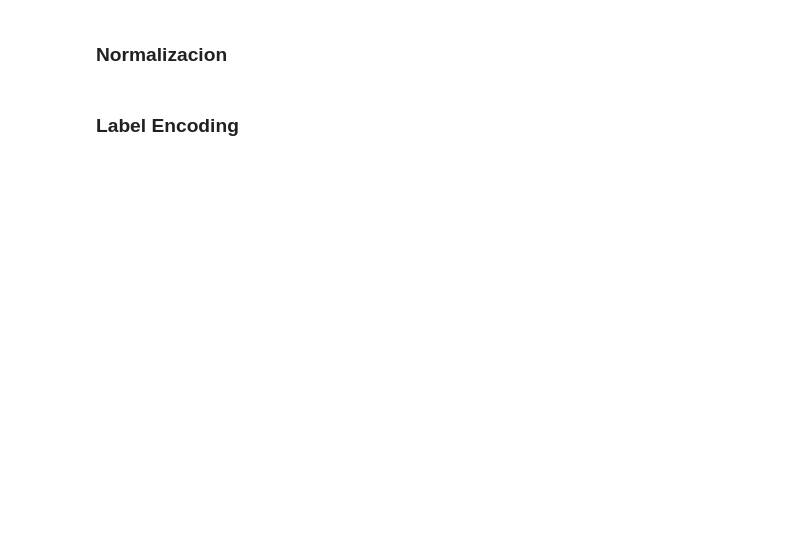
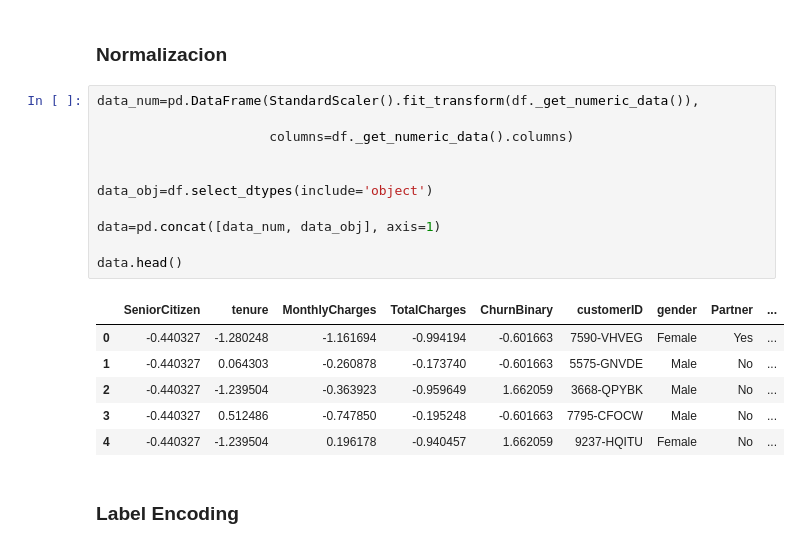
Before and after one commit to Ironhack-Data-Madrid-Abril-2023/apuntes_clase, a Jupyter notebook: semana_7/1.2 - Clasificacion.ipynb, the cells around one changed output. Cells and saved outputs as stored; diff of their text form; blank space fills up the shorter version.

```diff
--- a/semana_7/1.2 - Clasificacion.ipynb
+++ b/semana_7/1.2 - Clasificacion.ipynb
@@ -16,4 +122,22 @@
 # %% [markdown]
 ### Normalizacion
+# %%
+data_num=pd.DataFrame(StandardScaler().fit_transform(df._get_numeric_data()),
+
+                      columns=df._get_numeric_data().columns)
+
+
+data_obj=df.select_dtypes(include='object')
+
+data=pd.concat([data_num, data_obj], axis=1)
+
+data.head()
+# %% [output]
+|  | SeniorCitizen | tenure | MonthlyCharges | TotalCharges | ChurnBinary | customerID | gender | Partner | ... |
+| 0 | -0.440327 | -1.280248 | -1.161694 | -0.994194 | -0.601663 | 7590-VHVEG | Female | Yes | ... |
+| 1 | -0.440327 | 0.064303 | -0.260878 | -0.173740 | -0.601663 | 5575-GNVDE | Male | No | ... |
+| 2 | -0.440327 | -1.239504 | -0.363923 | -0.959649 | 1.662059 | 3668-QPYBK | Male | No | ... |
+| 3 | -0.440327 | 0.512486 | -0.747850 | -0.195248 | -0.601663 | 7795-CFOCW | Male | No | ... |
+| 4 | -0.440327 | -1.239504 | 0.196178 | -0.940457 | 1.662059 | 9237-HQITU | Female | No | ... |
 # %% [markdown]
 ### Label Encoding
```
Also changed, not shown: parts of 28 cells of this notebook, 2 other files.
